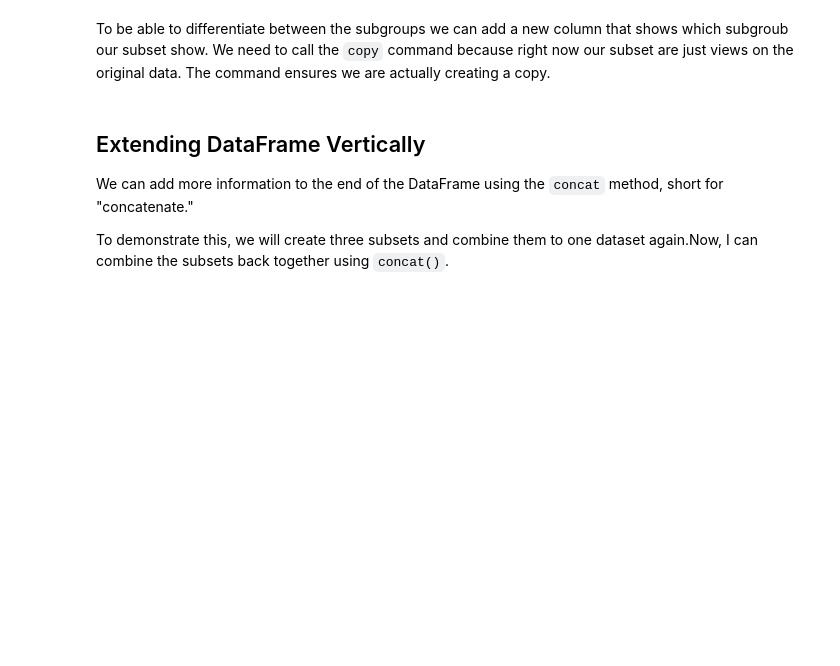
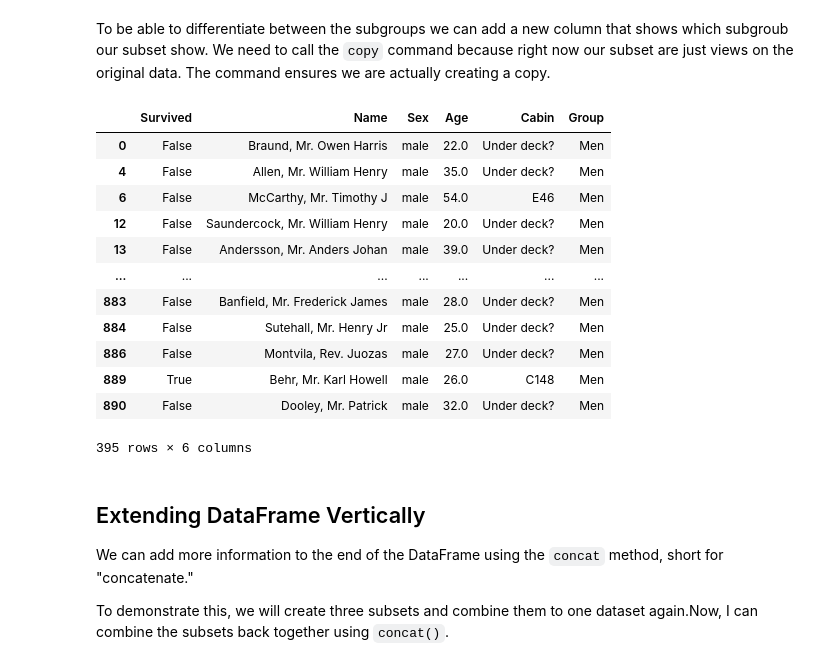
Before and after one commit to mschuessler/dba_lecture, a Jupyter notebook: notebooks/DBA2_03_Data_Wrangling_and_StatTests.ipynb, the cells around one changed output. Cells and saved outputs as stored; diff of their text form; code cells hidden in the pictures; blank space fills up the shorter version.

```diff
--- a/notebooks/DBA2_03_Data_Wrangling_and_StatTests.ipynb
+++ b/notebooks/DBA2_03_Data_Wrangling_and_StatTests.ipynb
@@ -1271,3 +1530,5 @@ print(f"The median age of passengers was {passengers.Age.median()}. " +
 ## Apply your knowlege - Replace missing values
 
 30. For the sake of this exercise, let’s assume we know that people who did not have a cabin were very likely to stay under deck. Replace all missing values of the column `Cabin` with the value `Under deck?`
+# %%
+passengers.Cabin = passengers.Cabin.fillna("Under deck?")
@@ -1288,0 +1551,7 @@ print(f"Survival rates: \n"+
+# %%
+only_female_filter = passengers.Sex == "female"
+adult_filter = passengers.Age >= 18
+only_female_adults = passengers[only_female_filter & adult_filter]
+# %%
+only_male_filter = passengers.Sex == "male"
+only_male_adults = passengers[only_male_filter & adult_filter]
@@ -1289,12 +1582,28 @@ print(f"Survival rates: \n"+
 # %% [markdown]
 To be able to differentiate between the subgroups we can add a new column that shows which subgroub our subset show. We need to call the `copy` command because right now our subset are just views on the original data. The command ensures we are actually creating a copy.
 # %%
-children = passengers[only_children].copy()
-woman = passengers[only_female_adults].copy()
-men = passengers[only_male_adults].copy()
-children["Group"] = "Children"
-woman["Group"] =  "Woman"
-men["Group"] = "Men"
+only_children = only_children.copy()
+only_female_adults = only_female_adults.copy()
+only_male_adults = only_male_adults.copy()
+only_children["Group"] = "Children"
+only_female_adults["Group"] =  "Woman"
+only_male_adults["Group"] = "Men"
+# %%
+only_male_adults
+# %% [output]
+|  | Survived | Name | Sex | Age | Cabin | Group |
+| 0 | False | Braund, Mr. Owen Harris | male | 22.0 | Under deck? | Men |
+| 4 | False | Allen, Mr. William Henry | male | 35.0 | Under deck? | Men |
+| 6 | False | McCarthy, Mr. Timothy J | male | 54.0 | E46 | Men |
+| 12 | False | Saundercock, Mr. William Henry | male | 20.0 | Under deck? | Men |
+| 13 | False | Andersson, Mr. Anders Johan | male | 39.0 | Under deck? | Men |
+| ... | ... | ... | ... | ... | ... | ... |
+| 883 | False | Banfield, Mr. Frederick James | male | 28.0 | Under deck? | Men |
+| 884 | False | Sutehall, Mr. Henry Jr | male | 25.0 | Under deck? | Men |
+| 886 | False | Montvila, Rev. Juozas | male | 27.0 | Under deck? | Men |
+| 889 | True | Behr, Mr. Karl Howell | male | 26.0 | C148 | Men |
+| 890 | False | Dooley, Mr. Patrick | male | 32.0 | Under deck? | Men |
+395 rows × 6 columns
 # %% [markdown]
 ## Extending DataFrame Vertically
 
```
Also changed, not shown: parts of 45 cells of this notebook.
